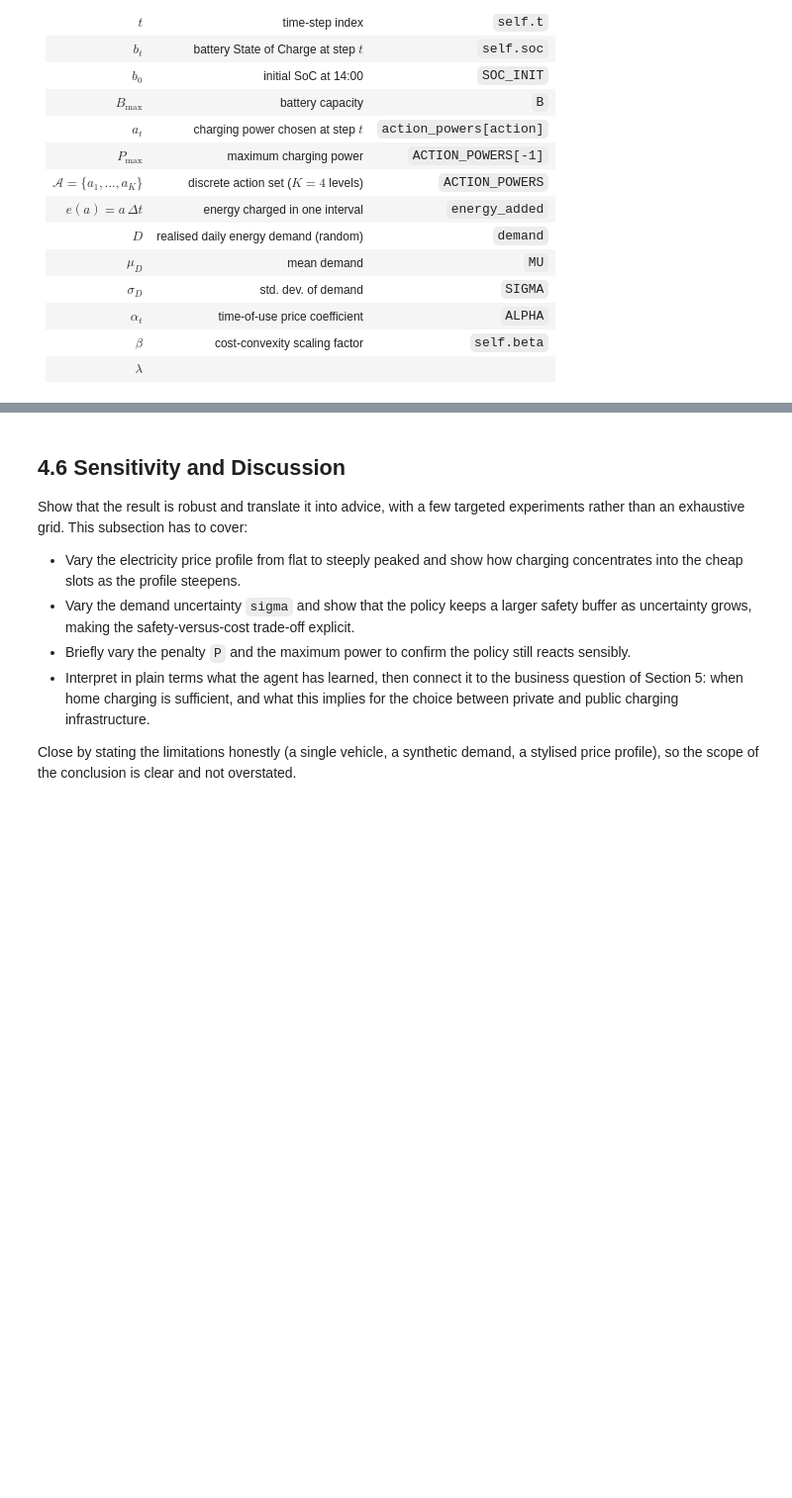
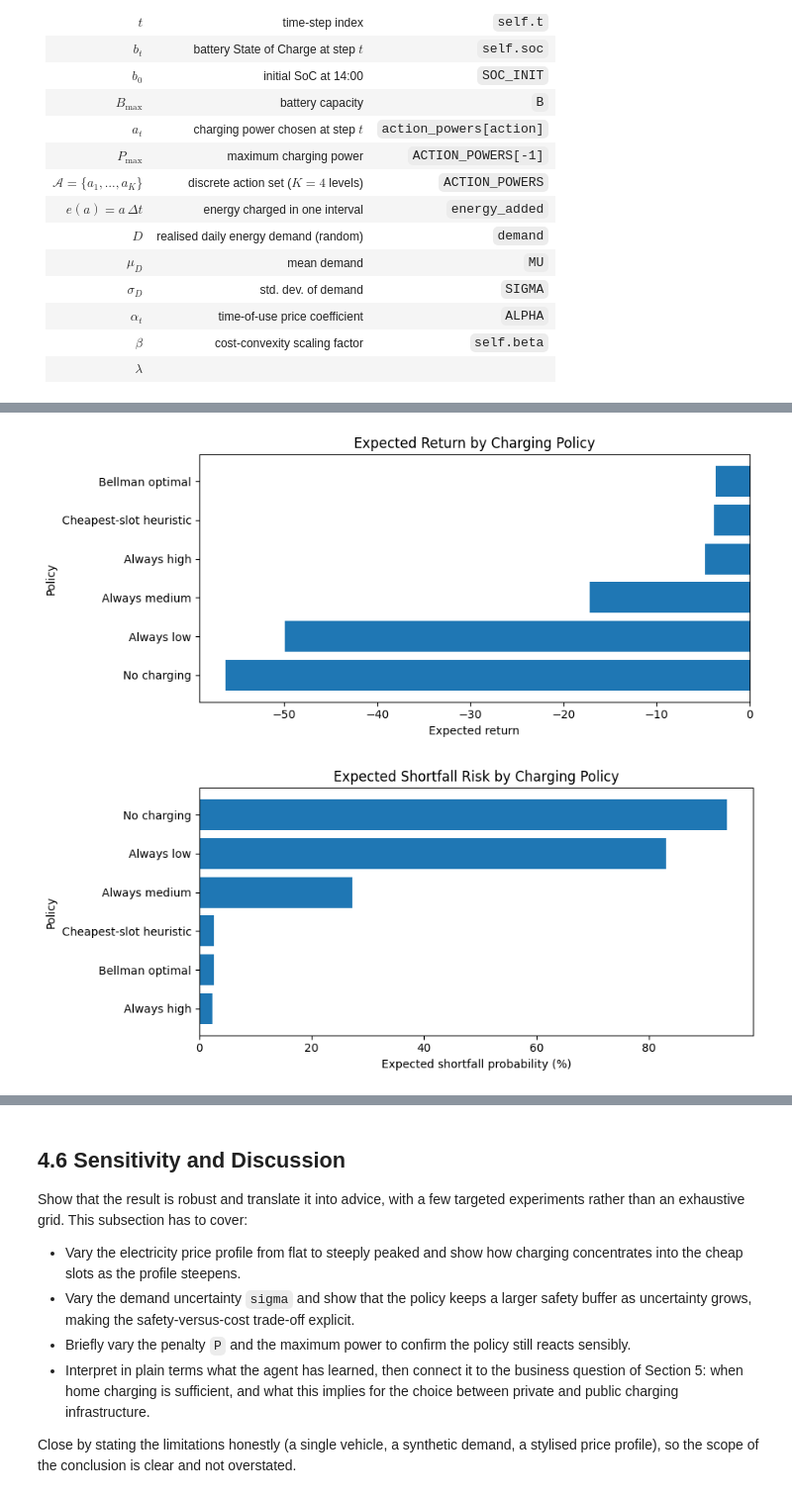
Before and after one commit to mariusmeurer/AAA-assignment, a Jupyter notebook: task4/task4.ipynb, the cells around one changed output, grey strips where cells are left out. Shown at 99% size. Drawn from its saved outputs; the diff is of its cells as text; code cells hidden in the pictures; blank space fills up the shorter version.

```diff
--- a/task4/task4.ipynb
+++ b/task4/task4.ipynb
@@ -498,0 +860,20 @@ This benchmarking layer is what turns "we built an RL agent" into "our agent is
+# %%
+expected_rows = []
+
+for name, actions in baseline_policies.items():
+    result = evaluate_action_sequence(actions)
+    expected_rows.append({
+        "policy": name,
+        "actions": result["actions"],
+        "powers_kw": result["powers_kw"],
+        "final_soc": result["final_soc"],
+        "expected_cost": result["cost"],
+        "expected_shortfall_probability": result["shortfall_probability"],
+        "expected_penalty": result["expected_penalty"],
+        "expected_return": result["expected_return"],
+    })
+
+expected_comparison = pd.DataFrame(expected_rows)
+expected_comparison = expected_comparison.sort_values("expected_return", ascending=False)
+
+expected_comparison
@@ -498,0 +929,24 @@ This benchmarking layer is what turns "we built an RL agent" into "our agent is
+# %%
+plot_data = final_comparison.sort_values("expected_return", ascending=True)
+
+fig, ax = plt.subplots(figsize=(9, 4))
+ax.barh(plot_data["policy"], plot_data["expected_return"])
+ax.set_title("Expected Return by Charging Policy")
+ax.set_xlabel("Expected return")
+ax.set_ylabel("Policy")
+plt.tight_layout()
+plt.show()
+
+
+risk_data = final_comparison.sort_values("expected_shortfall_probability", ascending=True)
+
+fig, ax = plt.subplots(figsize=(9, 4))
+ax.barh(risk_data["policy"], risk_data["expected_shortfall_probability"] * 100)
+ax.set_title("Expected Shortfall Risk by Charging Policy")
+ax.set_xlabel("Expected shortfall probability (%)")
+ax.set_ylabel("Policy")
+plt.tight_layout()
+plt.show()
+# %% [output]
+[figure, added]
+[figure, added]
```
Also changed, not shown: parts of 20 cells of this notebook.
